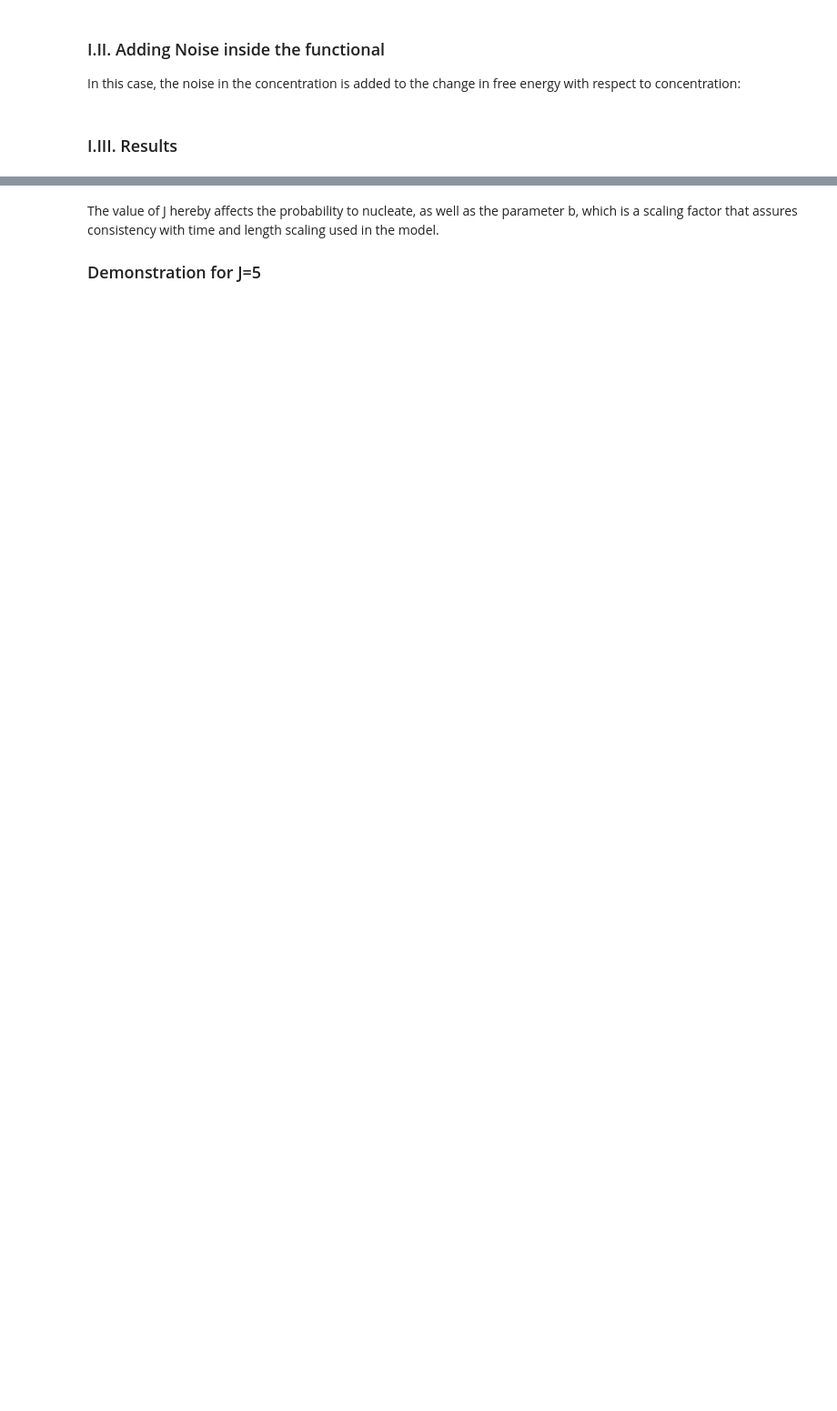
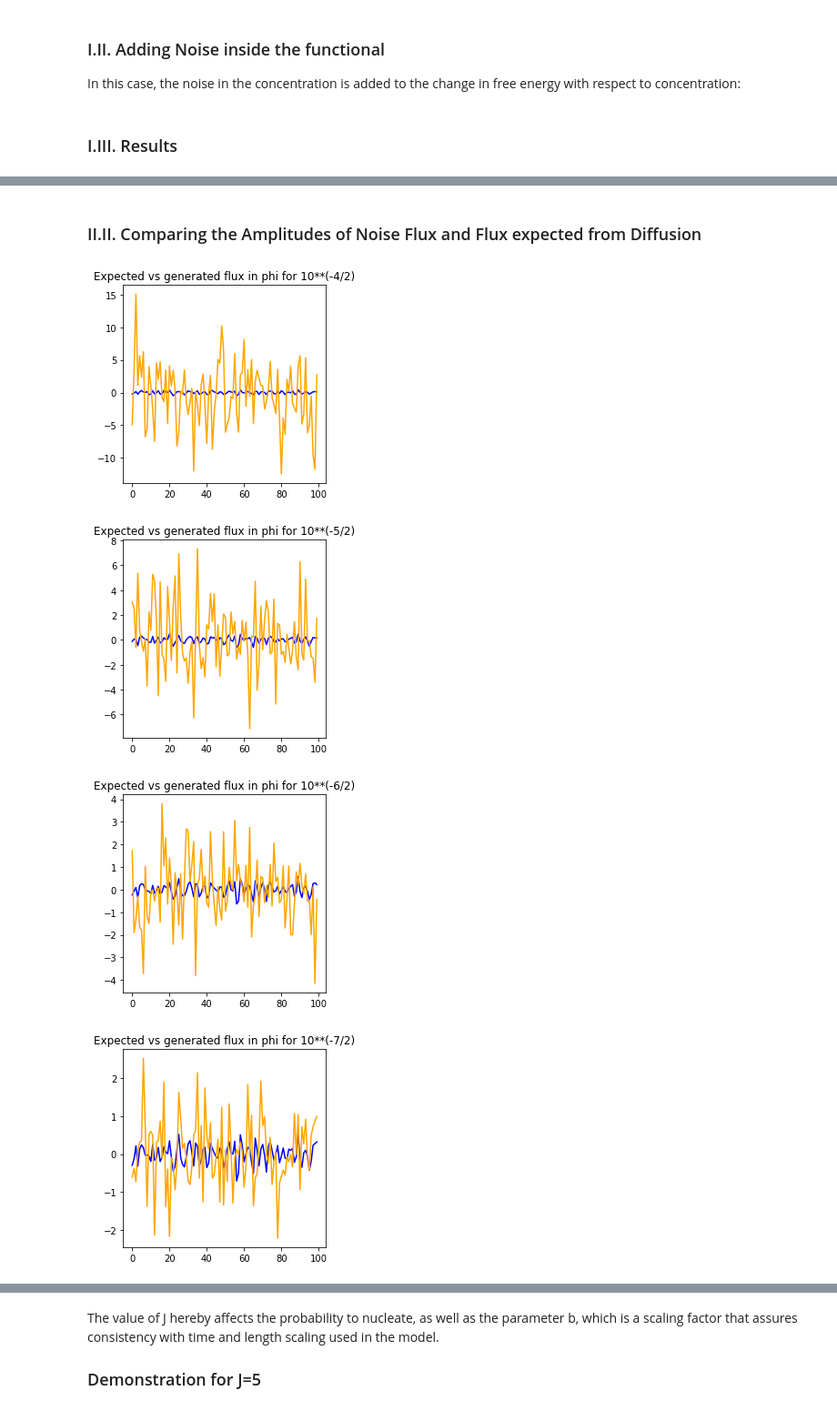
Before and after one commit to AdditiveModeling/noise, a Jupyter notebook: Noise in Phase Field Modelling.ipynb, the cells around one changed output, grey strips where cells are left out. Shown at 91% size. Drawn from its saved outputs; the diff is of its cells as text; code cells hidden in the pictures; blank space fills up the shorter version.

```diff
--- a/Noise in Phase Field Modelling.ipynb
+++ b/Noise in Phase Field Modelling.ipynb
@@ -106,0 +164,2 @@ $$Figure\_2$$
+# %% [markdown]
+### II.II. Comparing the Amplitudes of Noise Flux and Flux expected from Diffusion
@@ -107 +183,21 @@ $$Figure\_2$$
+# %%
+from matplotlib import rc
+phi=np.full(100, 0.5)
+x=np.arange(0, 100, 1)
+j=0
+M=0.25
+
+for i in range (4,8):
+    m_i=10**(-i/2)
+    phi=add_noise(phi, m_i)
+    plt.figure()
+    plt.plot(x, find_expected_flux_x(phi, 0.25, 1.),label='expected', color='blue')
+    plt.plot(x, find_time_flux_x(phi, 1., 0.25, m_i),label='generated', color='orange')
+    plt.title('Expected vs generated flux in phi for 10**(-'+ str(i)+'/2)')
+    plt.show()
+# %% [output]
+[figure, added]
+[figure, added]
+[figure, added]
+[figure, added]
 # %% [markdown]
```
Also changed, not shown: parts of 15 cells of this notebook, 3 other files.
